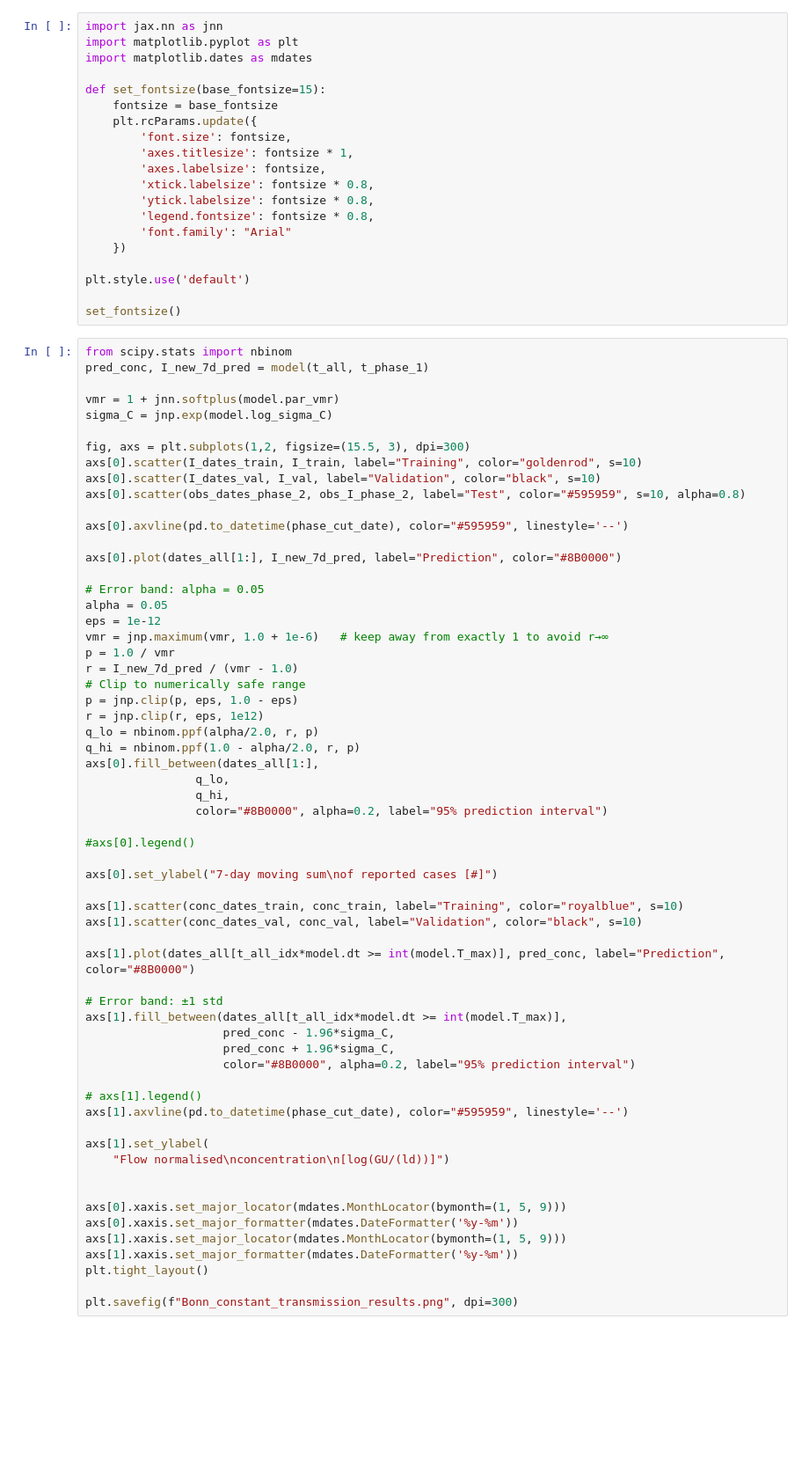
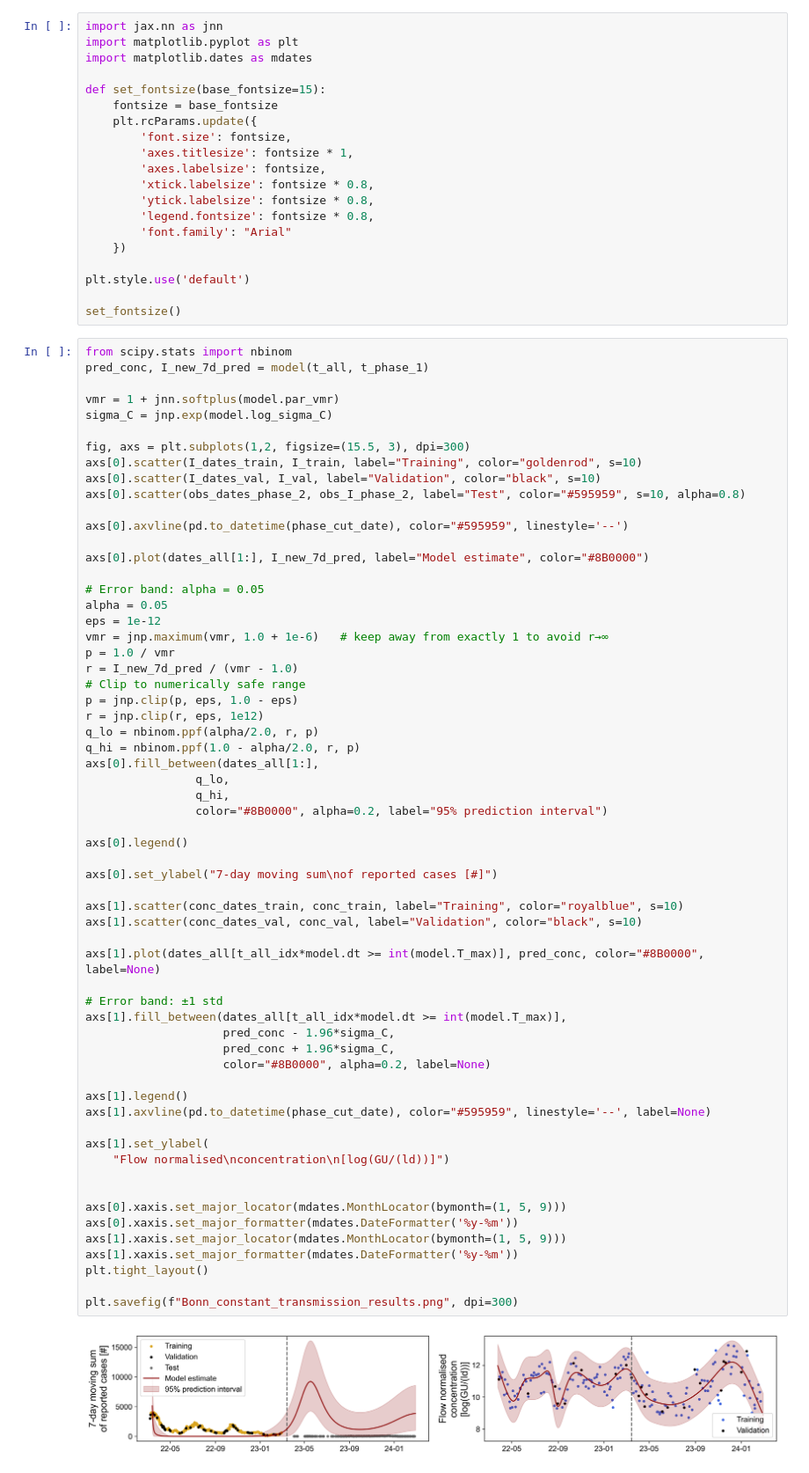
Before and after one commit to schminin/wastewater_informed_neural_compartemental_model, a Jupyter notebook: analysis/paper_figures/Bonn_constant_transmission.ipynb, the cells around one changed output. Shown at 88% size. Cells and saved outputs as stored; diff of their text form; blank space fills up the shorter version.

```diff
--- a/analysis/paper_figures/Bonn_constant_transmission.ipynb
+++ b/analysis/paper_figures/Bonn_constant_transmission.ipynb
@@ -164,7 +166,7 @@ axs[0].scatter(obs_dates_phase_2, obs_I_phase_2, label="Test", color="#595959",
 
 axs[0].axvline(pd.to_datetime(phase_cut_date), color="#595959", linestyle='--')
 
-axs[0].plot(dates_all[1:], I_new_7d_pred, label="Prediction", color="#8B0000")
+axs[0].plot(dates_all[1:], I_new_7d_pred, label="Model estimate", color="#8B0000")
 
 # Error band: alpha = 0.05
 alpha = 0.05
@@ -179,35 +181,37 @@ q_lo = nbinom.ppf(alpha/2.0, r, p)
 q_hi = nbinom.ppf(1.0 - alpha/2.0, r, p)
 axs[0].fill_between(dates_all[1:],
                 q_lo,
                 q_hi,
                 color="#8B0000", alpha=0.2, label="95% prediction interval")
 
-#axs[0].legend()
+axs[0].legend()
 
 axs[0].set_ylabel("7-day moving sum\nof reported cases [#]")
 
 axs[1].scatter(conc_dates_train, conc_train, label="Training", color="royalblue", s=10)
 axs[1].scatter(conc_dates_val, conc_val, label="Validation", color="black", s=10)
 
-axs[1].plot(dates_all[t_all_idx*model.dt >= int(model.T_max)], pred_conc, label="Prediction", color="#8B0000")
+axs[1].plot(dates_all[t_all_idx*model.dt >= int(model.T_max)], pred_conc, color="#8B0000", label=None)
 
 # Error band: ±1 std
 axs[1].fill_between(dates_all[t_all_idx*model.dt >= int(model.T_max)],
                     pred_conc - 1.96*sigma_C,
                     pred_conc + 1.96*sigma_C,
-                    color="#8B0000", alpha=0.2, label="95% prediction interval")
+                    color="#8B0000", alpha=0.2, label=None)
 
-# axs[1].legend()
-axs[1].axvline(pd.to_datetime(phase_cut_date), color="#595959", linestyle='--')
+axs[1].legend()
+axs[1].axvline(pd.to_datetime(phase_cut_date), color="#595959", linestyle='--', label=None)
 
 axs[1].set_ylabel(
     "Flow normalised\nconcentration\n[log(GU/(ld))]")
 
 
 axs[0].xaxis.set_major_locator(mdates.MonthLocator(bymonth=(1, 5, 9)))
 axs[0].xaxis.set_major_formatter(mdates.DateFormatter('%y-%m'))
 axs[1].xaxis.set_major_locator(mdates.MonthLocator(bymonth=(1, 5, 9)))
 axs[1].xaxis.set_major_formatter(mdates.DateFormatter('%y-%m'))
 plt.tight_layout()
 
 plt.savefig(f"Bonn_constant_transmission_results.png", dpi=300)
+# %% [output]
+[figure, added]
```
Also changed, not shown: parts of 1 cell of this notebook, 18 other files.
